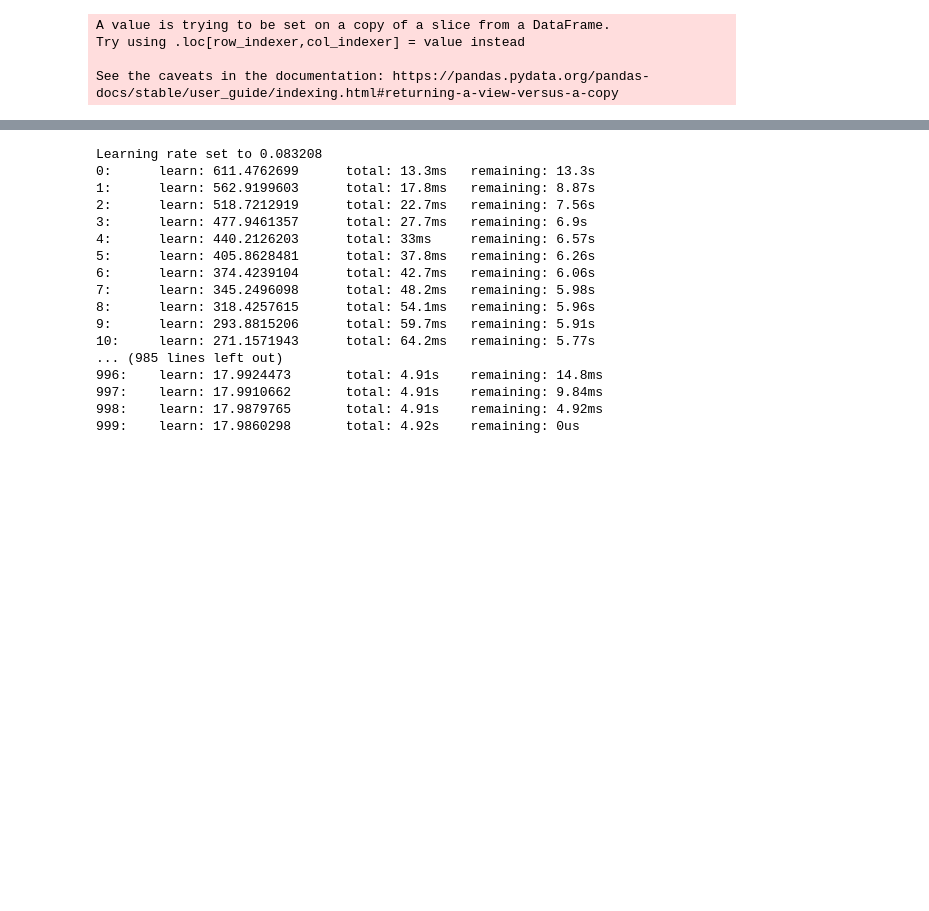
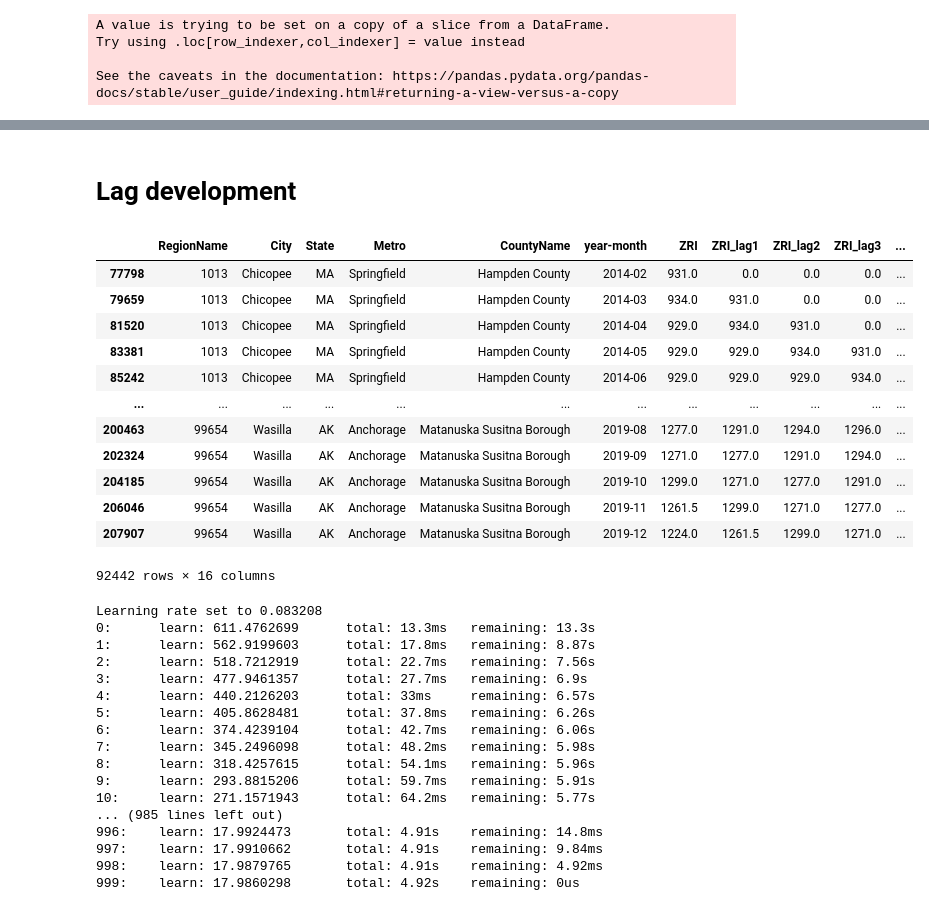
Before and after one commit to Kneck12/zillow-price-index-pred, a Jupyter notebook: Moritz/02_Tree_model_delta_approach.ipynb, the cells around one changed output, grey strips where cells are left out. Drawn from its saved outputs; the diff is of its cells as text; code cells hidden in the pictures; blank space fills up the shorter version.

```diff
--- a/Moritz/02_Tree_model_delta_approach.ipynb
+++ b/Moritz/02_Tree_model_delta_approach.ipynb
@@ -77,0 +74,2 @@ zri3=zri3.drop('RegionID', axis=1)
+# %% [markdown]
+<H1>Lag development
@@ -81,6 +81,12 @@ def laggenerator(i,colname,df):
     df.loc[:,f'{colname}_lag{i}']=df.loc[:,f'{colname}'].shift(i)
     df.loc[df['year-month'].isin(timelist),f'{colname}_lag{i}']=0
     return df
+# %%
+def laggenerator_diff(i,colname,df):
+    timelist=list(df['year-month'].drop_duplicates().sort_values())[0:i+1]
+    df.loc[:,f'{colname}_diff_lag{i}_lag{i-1}']=df.loc[:,f'{colname}'].shift(i)-df.loc[:,f'{colname}'].shift(i+1)
+    df.loc[df['year-month'].isin(timelist),f'{colname}_lag{i}']=0
+    return df
 # %%
 zri3=laggenerator(1, 'ZRI',zri3)
 zri3=laggenerator(2, 'ZRI',zri3)
@@ -88,6 +94,24 @@ zri3=laggenerator(3, 'ZRI',zri3)
 zri3=laggenerator(4, 'ZRI',zri3)
 zri3=laggenerator(5, 'ZRI',zri3)
 zri3=laggenerator(6, 'ZRI',zri3)
+
+zri3=laggenerator_diff(0, 'ZRI',zri3)
+# %%
+zri3
+# %% [output]
+|  | RegionName | City | State | Metro | CountyName | year-month | ZRI | ZRI_lag1 | ZRI_lag2 | ZRI_lag3 | ... |
+| 77798 | 1013 | Chicopee | MA | Springfield | Hampden County | 2014-02 | 931.0 | 0.0 | 0.0 | 0.0 | ... |
+| 79659 | 1013 | Chicopee | MA | Springfield | Hampden County | 2014-03 | 934.0 | 931.0 | 0.0 | 0.0 | ... |
+| 81520 | 1013 | Chicopee | MA | Springfield | Hampden County | 2014-04 | 929.0 | 934.0 | 931.0 | 0.0 | ... |
+| 83381 | 1013 | Chicopee | MA | Springfield | Hampden County | 2014-05 | 929.0 | 929.0 | 934.0 | 931.0 | ... |
+| 85242 | 1013 | Chicopee | MA | Springfield | Hampden County | 2014-06 | 929.0 | 929.0 | 929.0 | 934.0 | ... |
+| ... | ... | ... | ... | ... | ... | ... | ... | ... | ... | ... | ... |
+| 200463 | 99654 | Wasilla | AK | Anchorage | Matanuska Susitna Borough | 2019-08 | 1277.0 | 1291.0 | 1294.0 | 1296.0 | ... |
+| 202324 | 99654 | Wasilla | AK | Anchorage | Matanuska Susitna Borough | 2019-09 | 1271.0 | 1277.0 | 1291.0 | 1294.0 | ... |
+| 204185 | 99654 | Wasilla | AK | Anchorage | Matanuska Susitna Borough | 2019-10 | 1299.0 | 1271.0 | 1277.0 | 1291.0 | ... |
+| 206046 | 99654 | Wasilla | AK | Anchorage | Matanuska Susitna Borough | 2019-11 | 1261.5 | 1299.0 | 1271.0 | 1277.0 | ... |
+| 207907 | 99654 | Wasilla | AK | Anchorage | Matanuska Susitna Borough | 2019-12 | 1224.0 | 1261.5 | 1299.0 | 1271.0 | ... |
+92442 rows × 16 columns
 # %%
 train, test=zri3[(zri3['year-month']<='2018-12') & (zri3['year-month']>'2014-06')], zri3[(zri3['year-month']>'2018-12') & (zri3['year-month']<='2019-12')]
 
```
Also changed, not shown: parts of 9 cells of this notebook.
